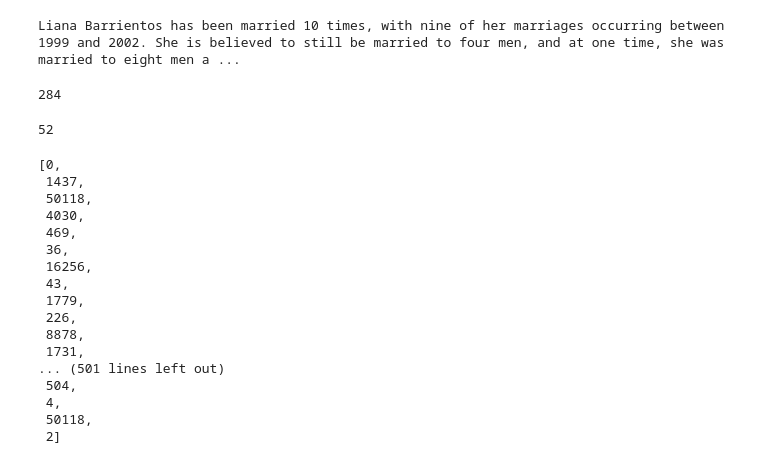
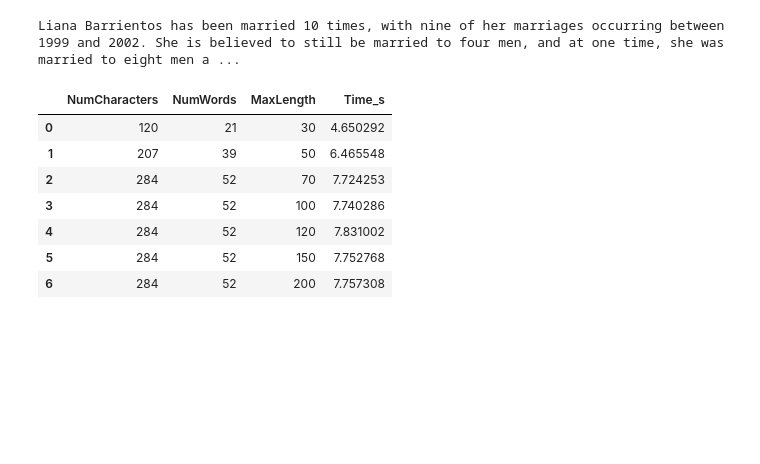
Before and after one commit to ASAPLableni/LableniBot, a Jupyter notebook: TextSummary/EvaluateSummary.ipynb, the cells around one changed output. Drawn from its saved outputs; the diff is of its cells as text; code cells hidden in the pictures; blank space fills up the shorter version.

```diff
--- a/TextSummary/EvaluateSummary.ipynb
+++ b/TextSummary/EvaluateSummary.ipynb
@@ -55,11 +126,3 @@ Time spend 13.41 s
 print(answer[0]["summary_text"])
 # %% [output]
 Liana Barrientos has been married 10 times, with nine of her marriages occurring between 1999 and 2002. She is believed to still be married to four men, and at one time, she was married to eight men a ...
-# %%
-len(answer[0]["summary_text"])
-# %% [output]
-284
-# %%
-len(answer[0]["summary_text"].split())
-# %% [output]
-52
@@ -69,20 +129,26 @@ tokenizer = BartTokenizer.from_pretrained("facebook/bart-large")
-# %%
-tokenizer(ARTICLE)["input_ids"]
-# %% [output]
-[0,
- 1437,
- 50118,
- 4030,
- 469,
- 36,
- 16256,
- 43,
- 1779,
- 226,
- 8878,
- 1731,
-... (501 lines left out)
- 504,
- 4,
- 50118,
- 2]
+# %%
+max_length_list = [30, 50, 70, 100, 120, 150, 200]
+
+result_list = []
+for max_len_th in max_length_list:
+    t0 = time.time()
+    answer = summarizer(ARTICLE, max_length=max_len_th, min_length=30, do_sample=False)
+    time_spend = time.time() - t0
+    result_list.append({
+        "NumCharacters": len(answer[0]["summary_text"]),
+        "NumWords": len(answer[0]["summary_text"].split()),
+        "MaxLength": max_len_th,
+        "Time_s": time_spend
+    })
+
+df_result = pd.DataFrame(result_list)
+df_result
+# %% [output]
+|  | NumCharacters | NumWords | MaxLength | Time_s |
+| 0 | 120 | 21 | 30 | 4.650292 |
+| 1 | 207 | 39 | 50 | 6.465548 |
+| 2 | 284 | 52 | 70 | 7.724253 |
+| 3 | 284 | 52 | 100 | 7.740286 |
+| 4 | 284 | 52 | 120 | 7.831002 |
+| 5 | 284 | 52 | 150 | 7.752768 |
+| 6 | 284 | 52 | 200 | 7.757308 |
```
Also changed, not shown: parts of 9 cells of this notebook, 4 other files.
